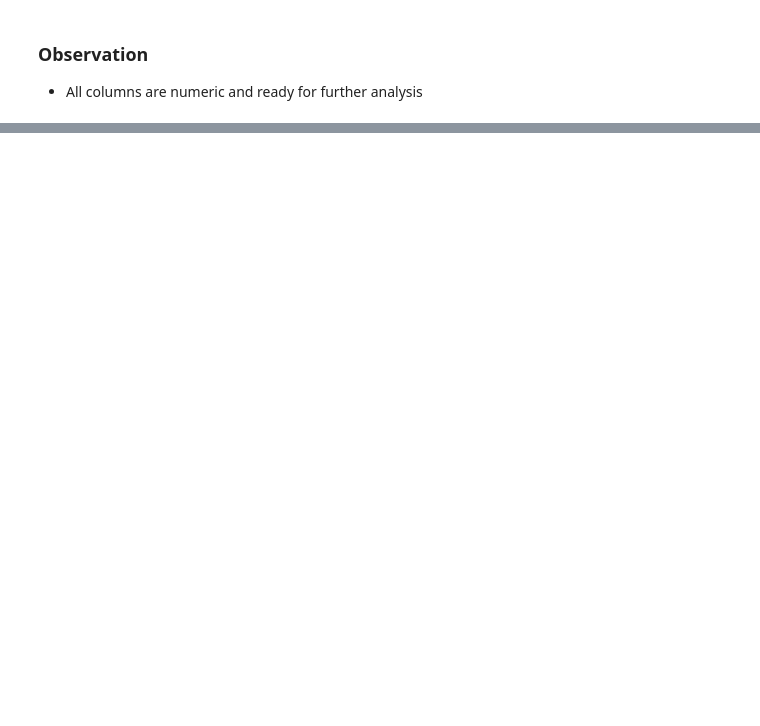
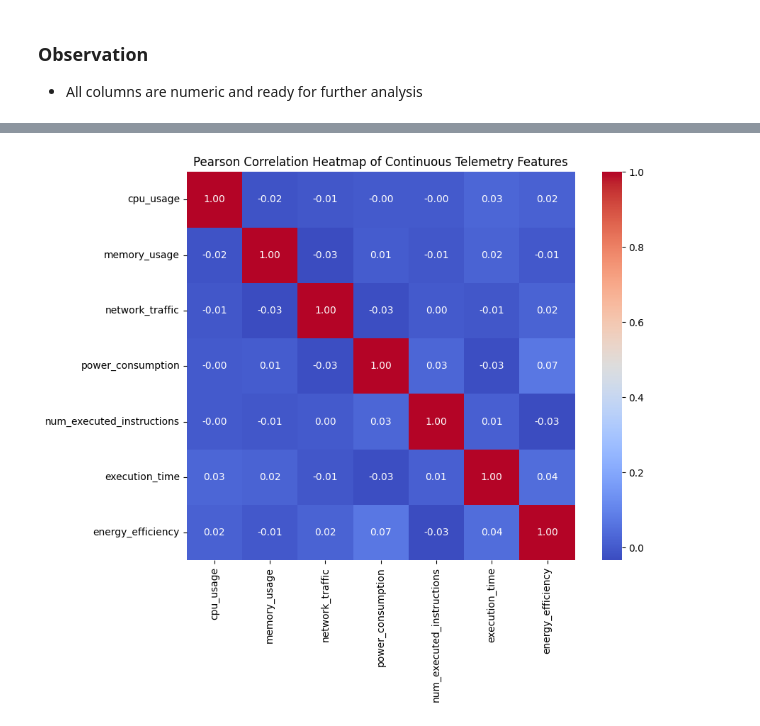
Before and after one commit to SeahChenKhoon/edge-telemetry-anomaly-detection, a Jupyter notebook: EDA.ipynb, the cells around one changed output, grey strips where cells are left out. Saved outputs shown, nothing was run; the diff lists cells and outputs as text; code cells hidden in the pictures; blank space fills up the shorter version.

```diff
--- a/EDA.ipynb
+++ b/EDA.ipynb
@@ -330,0 +386,12 @@ SyntaxError: invalid syntax (2999143993.py, line 2)
+# %%
+# Compute correlation matrix
+correlation_matrix = train_df[continuous_features].corr(method="pearson")
+
+# Plot the heatmap
+plt.figure(figsize=(10, 8))
+sns.heatmap(correlation_matrix, annot=True, cmap="coolwarm", fmt=".2f", square=True)
+plt.title("Pearson Correlation Heatmap of Continuous Telemetry Features")
+plt.tight_layout()
+plt.show()
+# %% [output]
+[figure, added]
```
Also changed, not shown: parts of 35 cells of this notebook.
